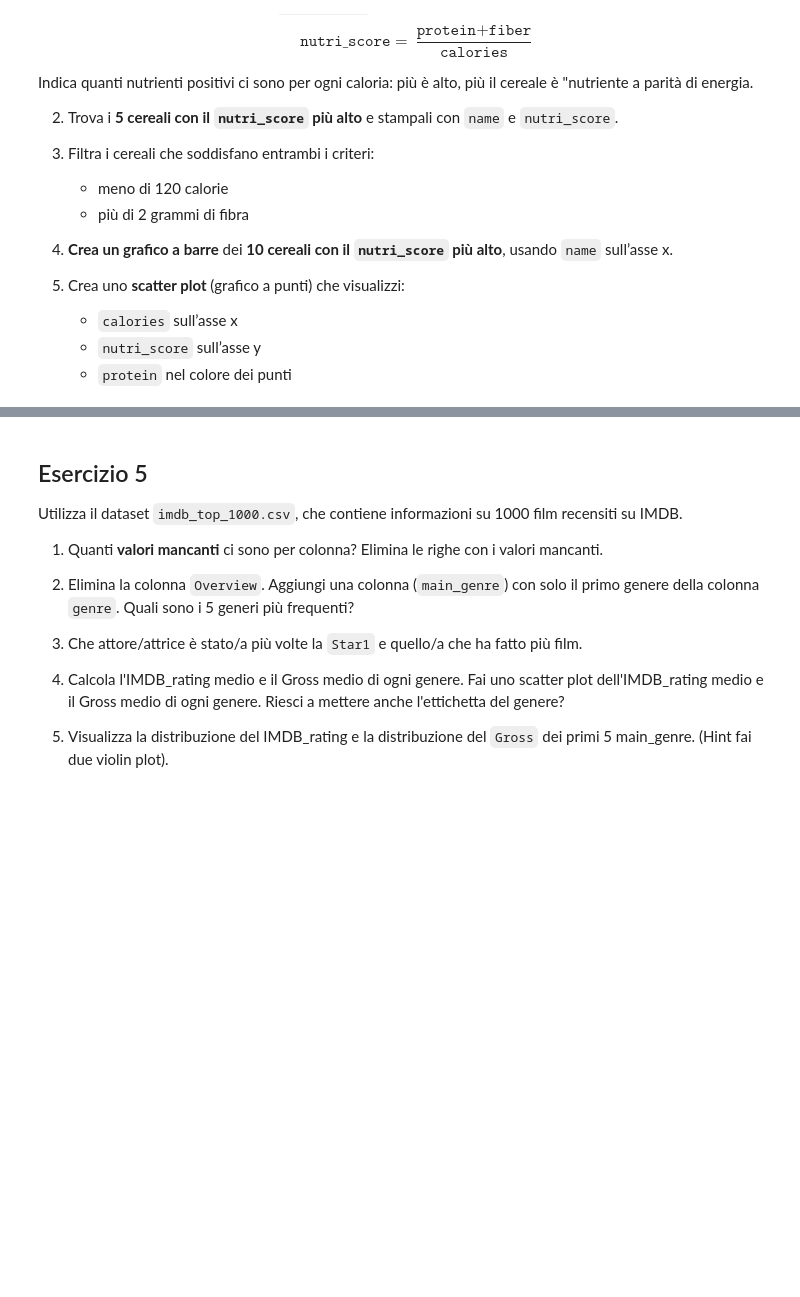
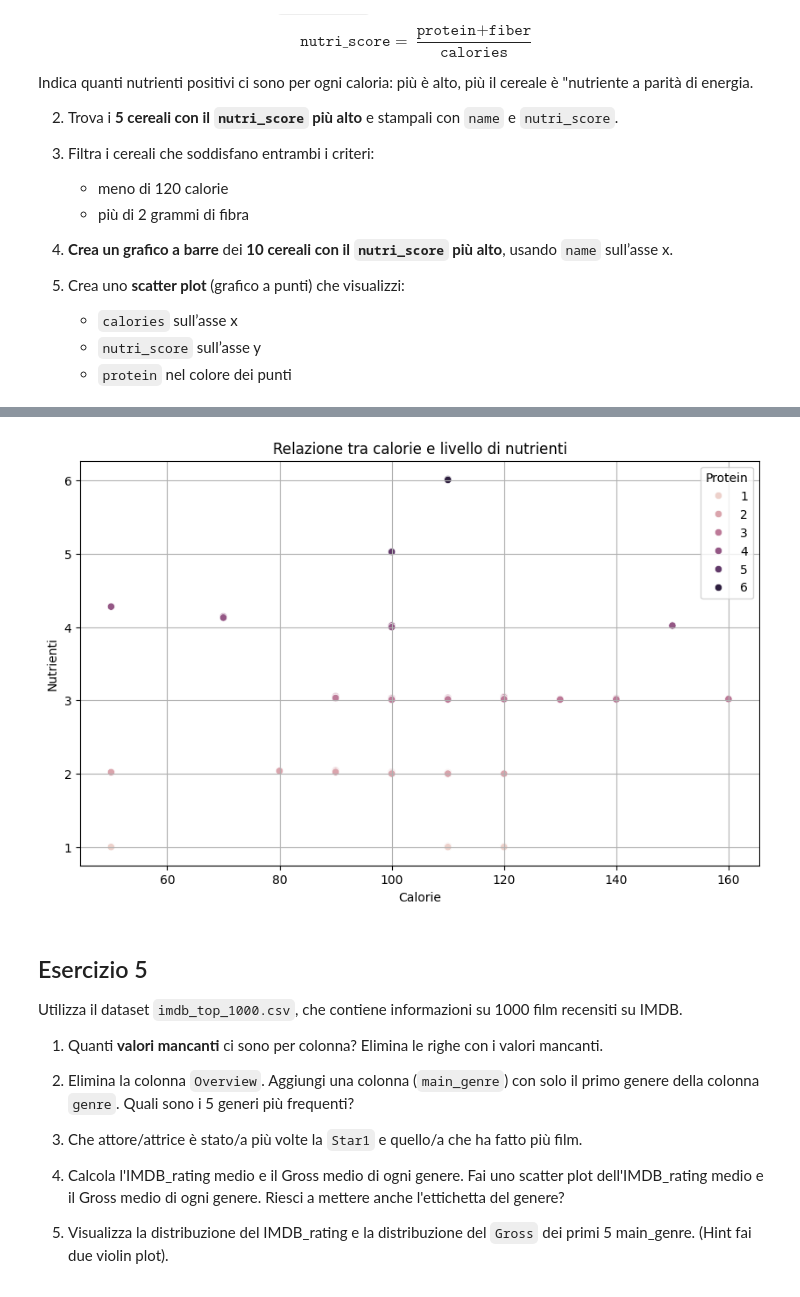
Before and after one commit to lisacontardo/Lab_2, a Jupyter notebook: esame22_Luglio (1).ipynb, the cells around one changed output, grey strips where cells are left out. Saved outputs shown, nothing was run; the diff lists cells and outputs as text; code cells hidden in the pictures; blank space fills up the shorter version.

```diff
--- a/esame22_Luglio (1).ipynb
+++ b/esame22_Luglio (1).ipynb
@@ -179,3 +305,15 @@ Indica quanti nutrienti positivi ci sono per ogni caloria: più è alto, più il
+# %%
+#5 scatterplot
+plt.figure(figsize=(10,6))
+sns.scatterplot(x="calories", y="nutri_score", hue="protein", data=df)
+plt.title("Relazione tra calorie e livello di nutrienti")
+plt.xlabel("Calorie")
+plt.ylabel("Nutrienti")
+plt.grid(True)
+plt.legend(title="Protein")
+plt.show()
+# %% [output]
+[figure, added]
 # %% [markdown]
 ## Esercizio 5
 
```
Also changed, not shown: parts of 18 cells of this notebook.
